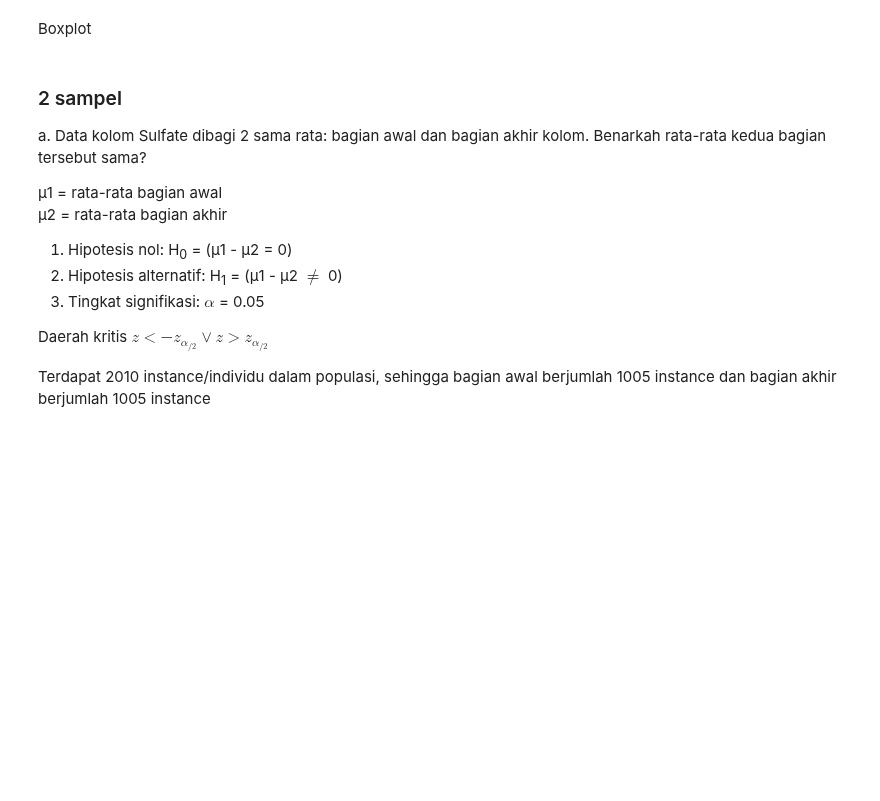
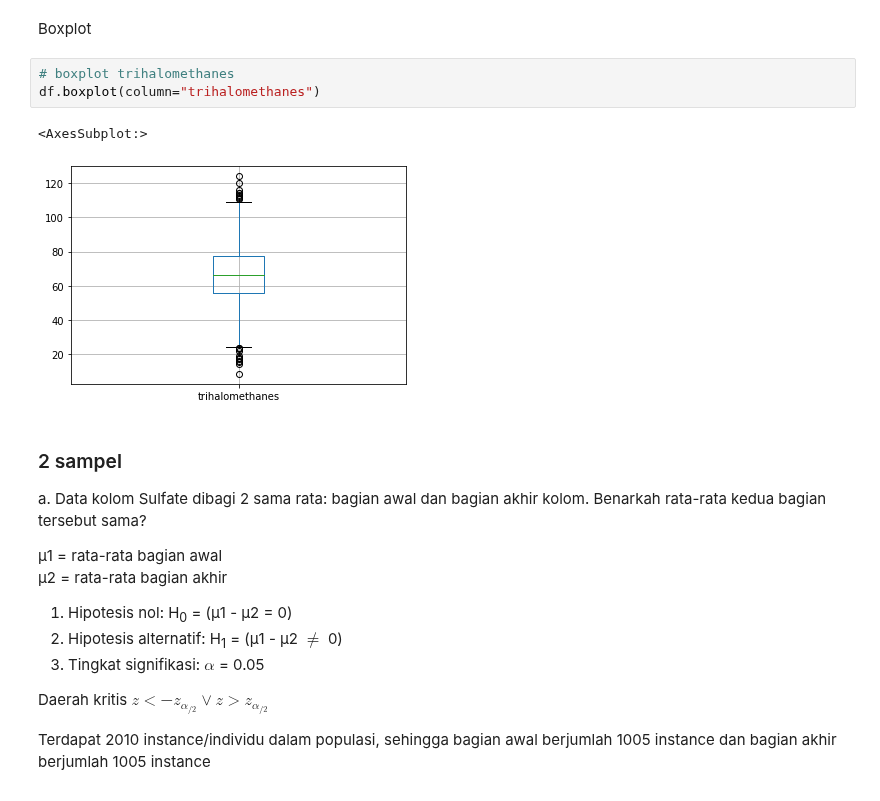
Before and after one commit to Amike31/Tubes1_Probstat, a Jupyter notebook: notebook.ipynb, the cells around one changed output. Drawn from its saved outputs; the diff is of its cells as text; blank space fills up the shorter version.

```diff
--- a/notebook.ipynb
+++ b/notebook.ipynb
@@ -941,5 +1090,11 @@ e. Proporsi nilai Trihalomethanes yang kurang dari 40, adalah kurang dari 5%?
 # %% [markdown]
 Boxplot
+# %%
+# boxplot trihalomethanes
+df.boxplot(column="trihalomethanes")
+# %% [output]
+<AxesSubplot:>
+[figure, added]
 # %% [markdown]
 ### 2 sampel
 a. Data kolom Sulfate dibagi 2 sama rata: bagian awal dan bagian akhir kolom. Benarkah rata-rata kedua bagian tersebut sama?
```
Also changed, not shown: parts of 26 cells of this notebook.
